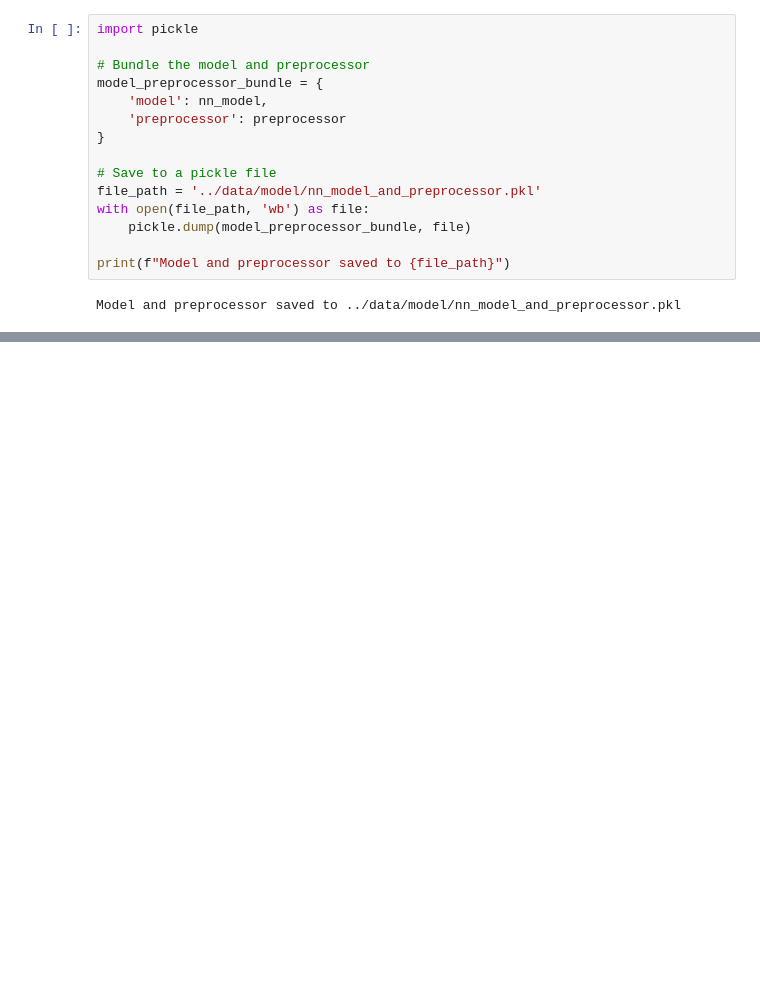
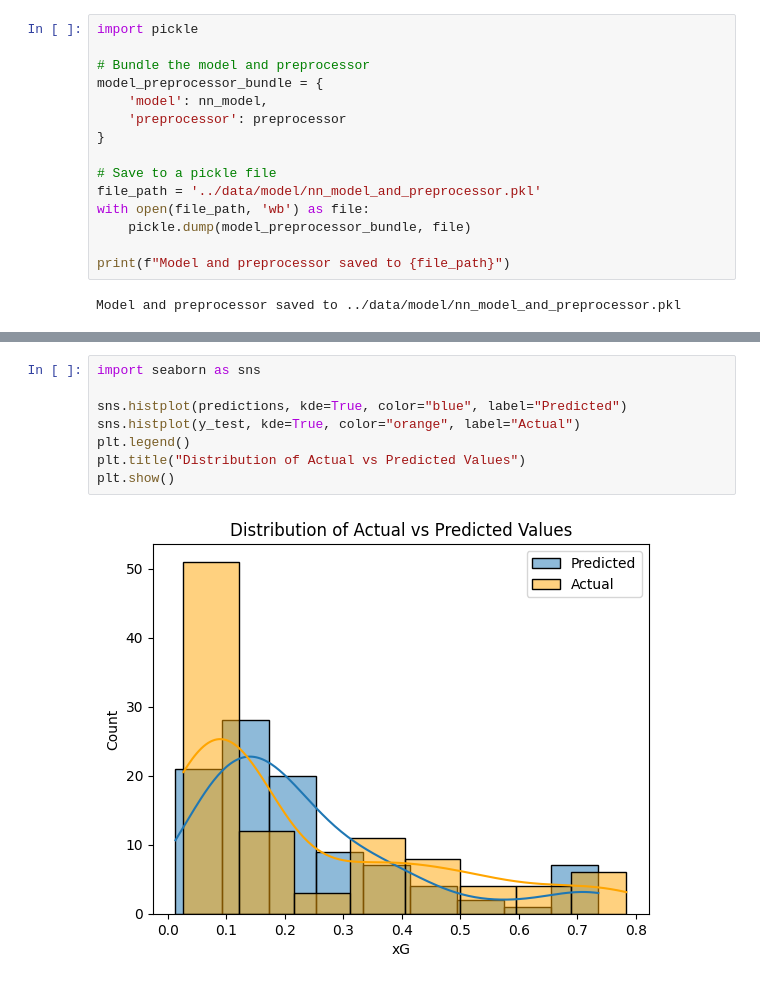
Before and after one commit to CrystalKhadka/expectedGoalsPrediction, a Jupyter notebook: model/shot_model_train.ipynb, the cells around one changed output, grey strips where cells are left out. Saved outputs shown, nothing was run; the diff lists cells and outputs as text; blank space fills up the shorter version.

```diff
--- a/model/shot_model_train.ipynb
+++ b/model/shot_model_train.ipynb
@@ -137,0 +177,10 @@ Predicted xG: 0.5370
+# %%
+import seaborn as sns
+
+sns.histplot(predictions, kde=True, color="blue", label="Predicted")
+sns.histplot(y_test, kde=True, color="orange", label="Actual")
+plt.legend()
+plt.title("Distribution of Actual vs Predicted Values")
+plt.show()
+# %% [output]
+[figure, added]
```
Also changed, not shown: parts of 9 cells of this notebook, 9 other files.
